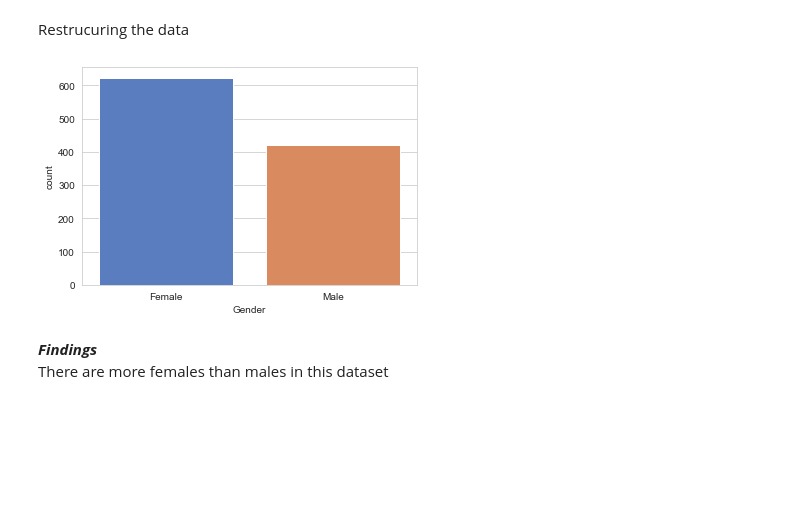
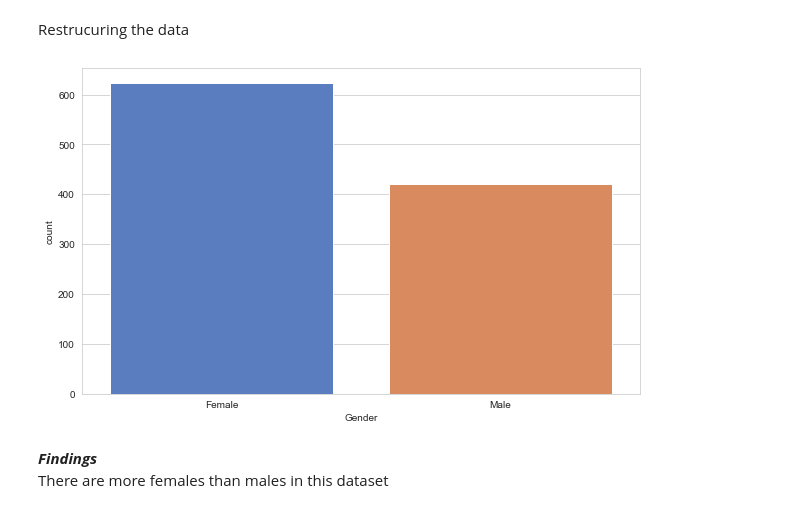
Before and after one commit to Sipa91/Personality-and-Drug-use, a Jupyter notebook: Final_EDA.ipynb, the cells around one changed output. Drawn from its saved outputs; the diff is of its cells as text; code cells hidden in the pictures; blank space fills up the shorter version.

```diff
--- a/Final_EDA.ipynb
+++ b/Final_EDA.ipynb
@@ -473,9 +471,10 @@ Restrucuring the data
 gender = ['Female' if g > 0 else "Male" for g in drugs_uk['Gender']]
 drugs_uk["Gender"] = gender
 # %%
+plt.figure(figsize=(10,6))
 sns.countplot(x='Gender', data=drugs_uk);
 # %% [output]
-[figure, old version]
+[figure, new version]
 # %% [markdown]
 ***Findings***<br/> There are more females than males in this dataset
 # %%
```
Also changed, not shown: parts of 33 cells of this notebook.
